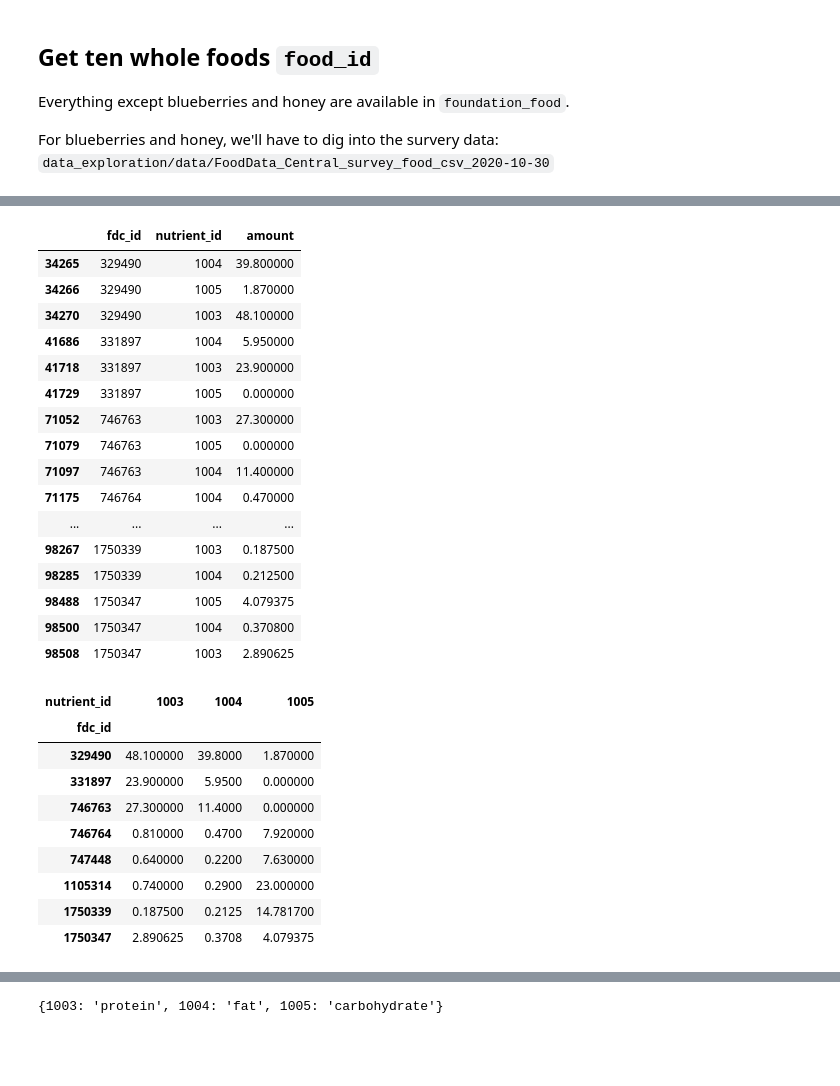
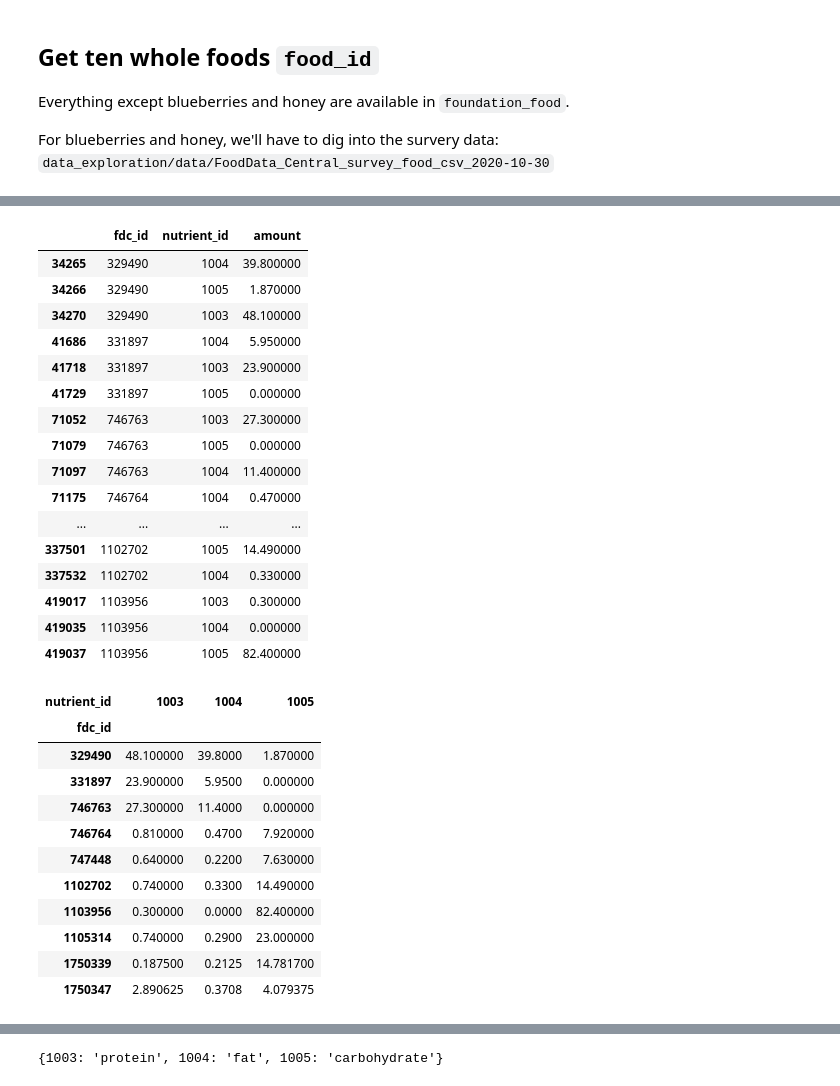
Before and after one commit to mrdbourke/nutrify, a Jupyter notebook: data_exploration/usda_food_data_exploration.ipynb, the cells around one changed output, grey strips where cells are left out. Drawn from its saved outputs; the diff is of its cells as text; code cells hidden in the pictures; blank space fills up the shorter version.

```diff
--- a/data_exploration/usda_food_data_exploration.ipynb
+++ b/data_exploration/usda_food_data_exploration.ipynb
@@ -46,0 +15,19 @@ food_nutrient.head()
+# %%
+# Import databases
+food = pd.read_csv("data/FoodData_Central_foundation_food_csv_2021-04-28/food.csv")
+food_survey = pd.read_csv("data/FoodData_Central_survey_food_csv_2020-10-30/food.csv")
+nutrient = pd.read_csv("data/FoodData_Central_Supporting_Data_csv_2021-04-28/nutrient.csv")
+food_nutrient = pd.read_csv("data/FoodData_Central_foundation_food_csv_2021-04-28/food_nutrient.csv")
+food_nutrient_survey = pd.read_csv("data/FoodData_Central_survey_food_csv_2020-10-30/food_nutrient.csv")
+
+print(len(food), len(food_survey), len(nutrient), len(food_nutrient), len(food_nutrient_survey))
+
+# Combine food and food_survey and drop columns that don't have a scription
+food = food.append(food_survey).dropna(subset=["description"])
+food["description"] = food["description"].str.lower()
+print(f"Combined food rows: {len(food)}")
+
+# Combine food_nutrient and food_nutrient_survey
+food_nutrient = food_nutrient.append(food_nutrient_survey)
+food_nutrient["nutrient_name"] = food_nutrient["nutrient_id"].map(nutrient.set_index("id")["name"]).str.lower()
+print(f"Combined food nutrient rows: {len(food_nutrient)}")
@@ -408,4 +420 @@ nutrient_name        object
 dtype: object
-# %%
-food_nutrient["nutrient_name"] = food_nutrient["nutrient_id"].map(nutrient.set_index("id")["name"])
-food_nutrient
@@ -592,12 +539,14 @@ chicken_wing_id
 # %%
 # Map foods to food_id (these have been filtered from larger quantities to smaller quantities)
 # For example, if there were 5 kinds of apple, only one was chosen
-eight_whole_foods_id_map = {1750339: "apple", # red delicious
+whole_foods_id_map = {1750339: "apple", # red delicious
     1105314: "banana", # Bananas, ripe and slightly ripe, raw
+    1102702: "blueberries", # blueberries, raw
     746763: "beef", # t-bone steak
     746764: "carrots", # frozen unprepared
     331897: "chicken_wings", # Chicken, broilers or fryers, drumstick, meat o...
     329490: "egg", # Egg, whole, dried
+    1103956: "honey", # Honey
     1750347: "mushrooms", # Mushrooms, white button
     747448: "strawberries" # strawberries, raw
 }
@@ -608,29 +566,30 @@ list(eight_whole_foods_id_map.keys())
 # %%
 # Find nutrition for eight whole foods
-eight_whole_foods_df = food_nutrient[(food_nutrient["fdc_id"].isin(list(eight_whole_foods_id_map.keys()))) & (food_nutrient["nutrient_id"].isin(list(target_nutrient_dict.keys())))][["fdc_id", "nutrient_id", "amount"]]
-eight_whole_foods_df
+target_whole_foods_df = food_nutrient[(food_nutrient["fdc_id"].isin(list(whole_foods_id_map.keys()))) & \
+    (food_nutrient["nutrient_id"].isin(list(target_nutrient_dict.keys())))][["fdc_id", "nutrient_id", "amount"]]
+target_whole_foods_df
 # %% [output]
 |  | fdc_id | nutrient_id | amount |
 | 34265 | 329490 | 1004 | 39.800000 |
 | 34266 | 329490 | 1005 | 1.870000 |
 | 34270 | 329490 | 1003 | 48.100000 |
 | 41686 | 331897 | 1004 | 5.950000 |
 | 41718 | 331897 | 1003 | 23.900000 |
 | 41729 | 331897 | 1005 | 0.000000 |
 | 71052 | 746763 | 1003 | 27.300000 |
 | 71079 | 746763 | 1005 | 0.000000 |
 | 71097 | 746763 | 1004 | 11.400000 |
 | 71175 | 746764 | 1004 | 0.470000 |
 | ... | ... | ... | ... |
-| 98267 | 1750339 | 1003 | 0.187500 |
-| 98285 | 1750339 | 1004 | 0.212500 |
-| 98488 | 1750347 | 1005 | 4.079375 |
-| 98500 | 1750347 | 1004 | 0.370800 |
-| 98508 | 1750347 | 1003 | 2.890625 |
+| 337501 | 1102702 | 1005 | 14.490000 |
+| 337532 | 1102702 | 1004 | 0.330000 |
+| 419017 | 1103956 | 1003 | 0.300000 |
+| 419035 | 1103956 | 1004 | 0.000000 |
+| 419037 | 1103956 | 1005 | 82.400000 |
 # %%
 # Pivot the table to how we want it
-eight_whole_foods_df = eight_whole_foods_df.pivot_table("amount", "fdc_id", "nutrient_id")
-eight_whole_foods_df
+target_whole_foods_df = target_whole_foods_df.pivot_table("amount", "fdc_id", "nutrient_id")
+target_whole_foods_df
 # %% [output]
 | nutrient_id | 1003 | 1004 | 1005 |
 | fdc_id |  |  |  |
@@ -639,6 +598,8 @@ eight_whole_foods_df
 | 746763 | 27.300000 | 11.4000 | 0.000000 |
 | 746764 | 0.810000 | 0.4700 | 7.920000 |
 | 747448 | 0.640000 | 0.2200 | 7.630000 |
+| 1102702 | 0.740000 | 0.3300 | 14.490000 |
+| 1103956 | 0.300000 | 0.0000 | 82.400000 |
 | 1105314 | 0.740000 | 0.2900 | 23.000000 |
 | 1750339 | 0.187500 | 0.2125 | 14.781700 |
 | 1750347 | 2.890625 | 0.3708 | 4.079375 |
```
Also changed, not shown: parts of 49 cells of this notebook.
